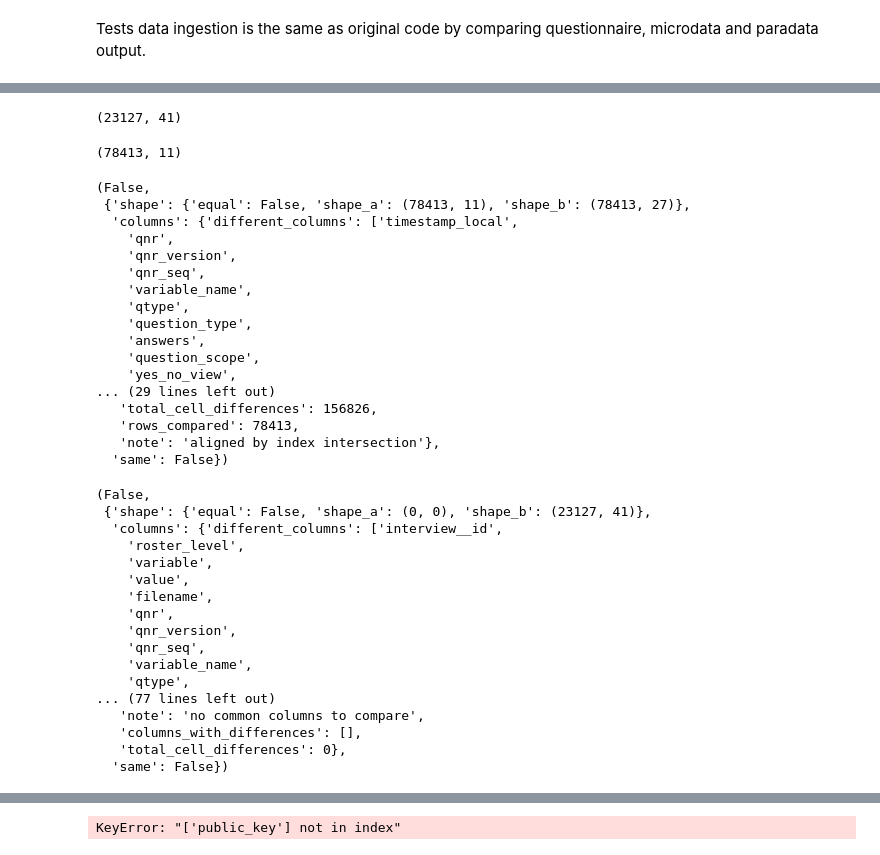
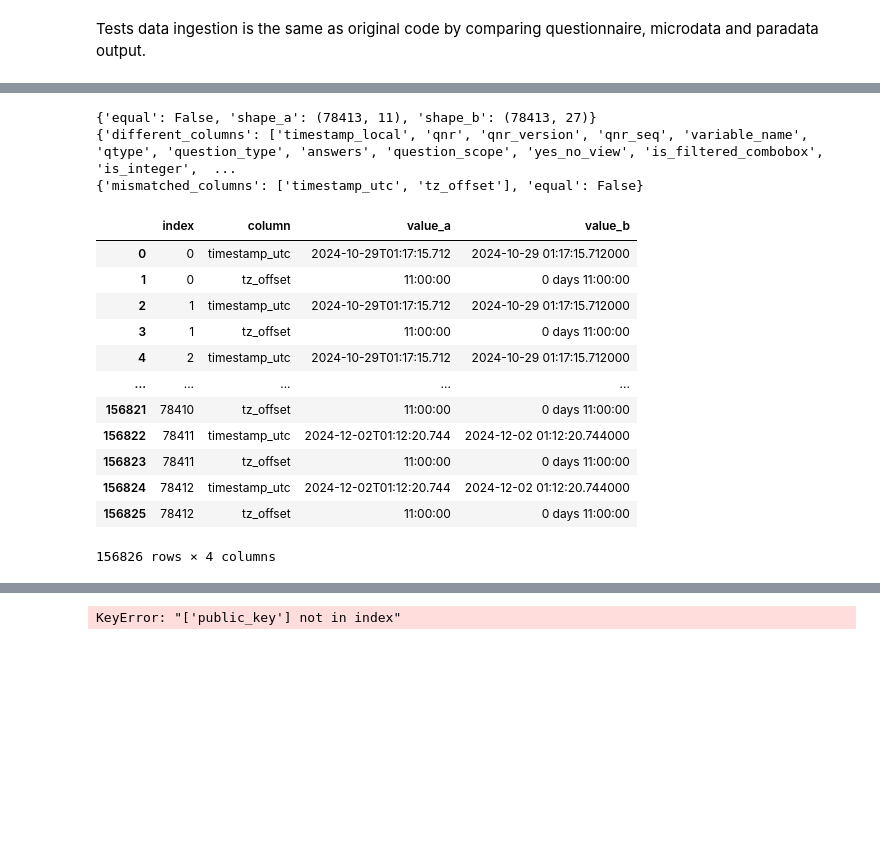
Before and after one commit to RowSquared/rissk, a Jupyter notebook: rissk_kedro/src/rissk_kedro/test_ingestion.ipynb, the cells around one changed output, grey strips where cells are left out. Saved outputs shown, nothing was run; the diff lists cells and outputs as text; code cells hidden in the pictures; blank space fills up the shorter version.

```diff
--- a/rissk_kedro/src/rissk_kedro/test_ingestion.ipynb
+++ b/rissk_kedro/src/rissk_kedro/test_ingestion.ipynb
@@ -255,52 +328,31 @@ def compare_parquet_files(df_a: pd.DataFrame, df_b: pd.DataFrame, check: Optiona
 
     details['same'] = bool(same)
     return bool(same), details
-# %%
-rows, cells = df_microdata.shape
-rows, cells
-# %% [output]
-(23127, 41)
-# %%
-df_para_kedro.shape
-# %% [output]
-(78413, 11)
 # %%
-compare_parquet_files(df_para_kedro, df_para, check='cells')
+_, details = compare_parquet_files(df_para_kedro, df_para, check='cells')
-# %% [output]
-(False,
- {'shape': {'equal': False, 'shape_a': (78413, 11), 'shape_b': (78413, 27)},
-  'columns': {'different_columns': ['timestamp_local',
-    'qnr',
-    'qnr_version',
-    'qnr_seq',
-    'variable_name',
-    'qtype',
-    'question_type',
-    'answers',
-    'question_scope',
-    'yes_no_view',
-... (29 lines left out)
-   'total_cell_differences': 156826,
-   'rows_compared': 78413,
-   'note': 'aligned by index intersection'},
-  'same': False})
+# %%
+print(details['shape'])
+print(details['columns'])
+print(details['dtypes'])
+# %% [output]
+{'equal': False, 'shape_a': (78413, 11), 'shape_b': (78413, 27)}
+{'different_columns': ['timestamp_local', 'qnr', 'qnr_version', 'qnr_seq', 'variable_name', 'qtype', 'question_type', 'answers', 'question_scope', 'yes_no_view', 'is_filtered_combobox', 'is_integer',  ...
+{'mismatched_columns': ['timestamp_utc', 'tz_offset'], 'equal': False}
+# %%
+details['diff_df']
+# %% [output]
+|  | index | column | value_a | value_b |
+| 0 | 0 | timestamp_utc | 2024-10-29T01:17:15.712 | 2024-10-29 01:17:15.712000 |
+| 1 | 0 | tz_offset | 11:00:00 | 0 days 11:00:00 |
+| 2 | 1 | timestamp_utc | 2024-10-29T01:17:15.712 | 2024-10-29 01:17:15.712000 |
+| 3 | 1 | tz_offset | 11:00:00 | 0 days 11:00:00 |
+| 4 | 2 | timestamp_utc | 2024-10-29T01:17:15.712 | 2024-10-29 01:17:15.712000 |
+| ... | ... | ... | ... | ... |
+| 156821 | 78410 | tz_offset | 11:00:00 | 0 days 11:00:00 |
+| 156822 | 78411 | timestamp_utc | 2024-12-02T01:12:20.744 | 2024-12-02 01:12:20.744000 |
+| 156823 | 78411 | tz_offset | 11:00:00 | 0 days 11:00:00 |
+| 156824 | 78412 | timestamp_utc | 2024-12-02T01:12:20.744 | 2024-12-02 01:12:20.744000 |
+| 156825 | 78412 | tz_offset | 11:00:00 | 0 days 11:00:00 |
+156826 rows × 4 columns
 # %%
-compare_parquet_files(df_microdata_kedro, df_microdata, check='cells')
+_, details = compare_parquet_files(df_microdata_kedro, df_microdata, check='cells')
-# %% [output]
-(False,
- {'shape': {'equal': False, 'shape_a': (0, 0), 'shape_b': (23127, 41)},
-  'columns': {'different_columns': ['interview__id',
-    'roster_level',
-    'variable',
-    'value',
-    'filename',
-    'qnr',
-    'qnr_version',
-    'qnr_seq',
-    'variable_name',
-    'qtype',
-... (77 lines left out)
-   'note': 'no common columns to compare',
-   'columns_with_differences': [],
-   'total_cell_differences': 0},
-  'same': False})
```
Also changed, not shown: parts of 8 cells of this notebook, 3 other files.
